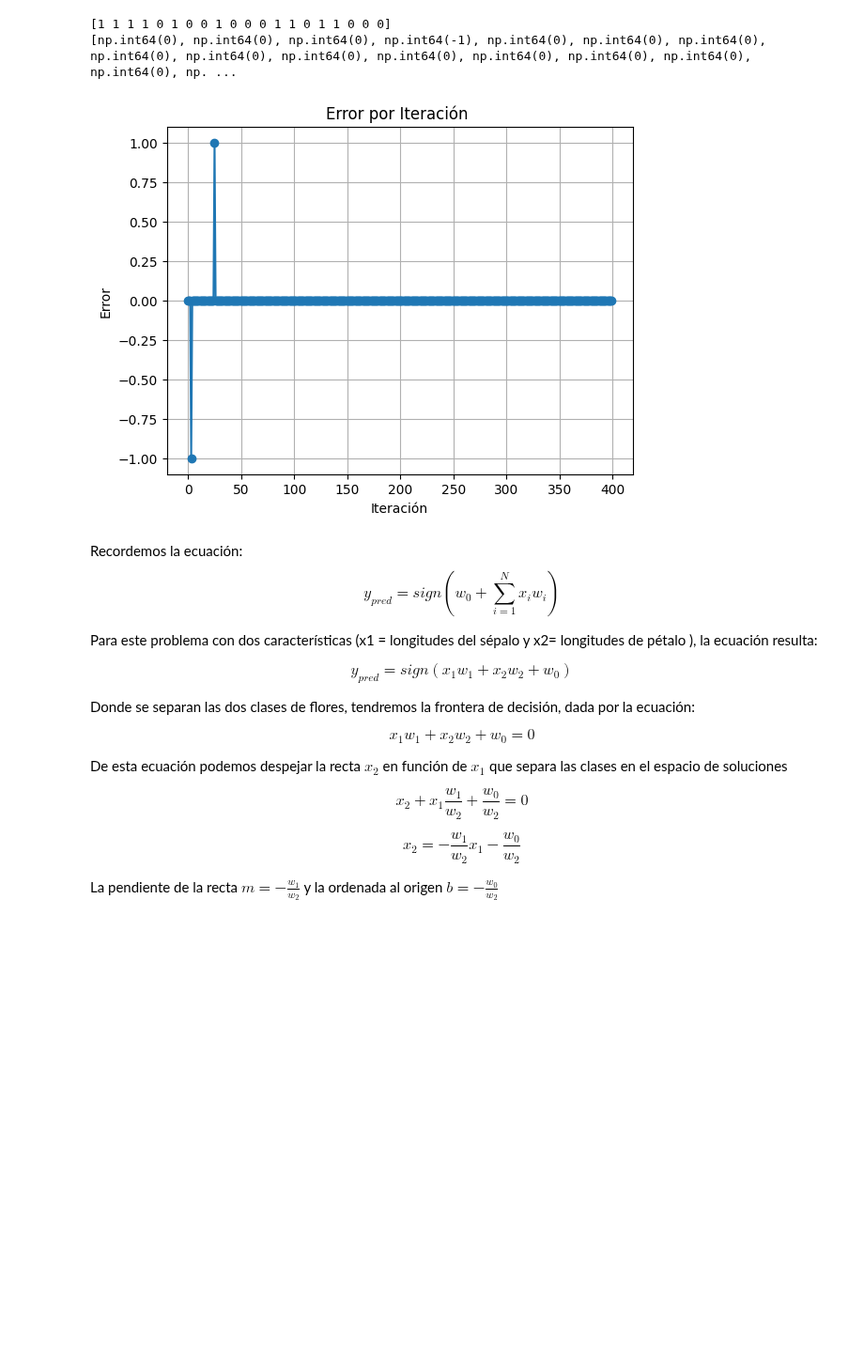
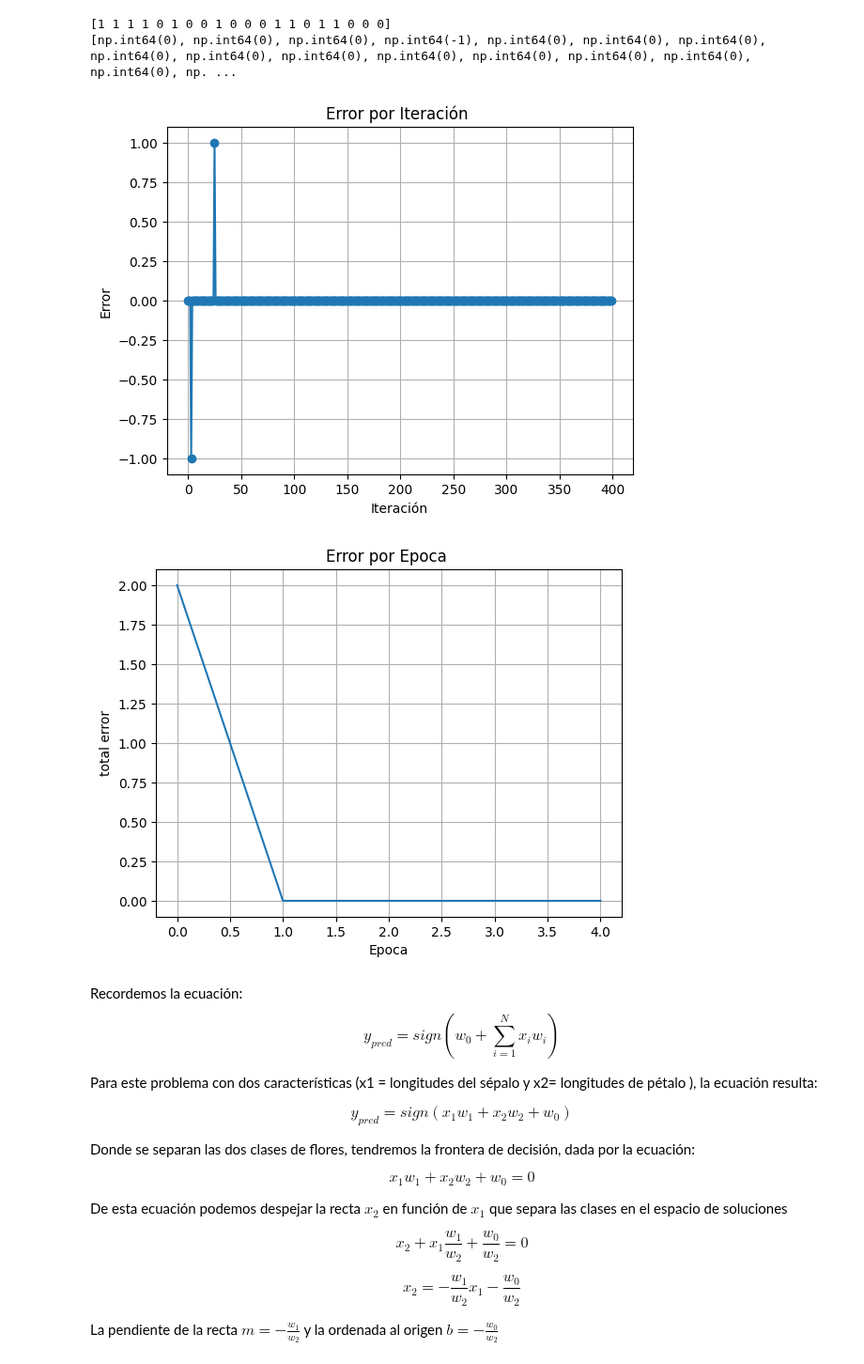
Before and after one commit to axelescalante0/Aprendizaje-Maquinal, a Jupyter notebook: main/PerceptronSimple.ipynb, the cells around one changed output. Shown at 94% size. Saved outputs shown, nothing was run; the diff lists cells and outputs as text; code cells hidden in the pictures; blank space fills up the shorter version.

Commit message:
Perceptron Simple: Nuevo grafico de errores por epoca

```diff
--- a/main/PerceptronSimple.ipynb
+++ b/main/PerceptronSimple.ipynb
@@ -250,25 +250,32 @@ print(perceptron.error_iteracion)
 # %%
 #Instancio un objeto de la clase Perceptron
 
 
 #llamo al método fit
 
 
 #Grafico el número de errores o mal clasificados en cada iteración
 
 import matplotlib.pyplot as plt
 
 # Graficar solo los primeros 50 errores por iteración
 plt.plot(perceptron.error_iteracion, marker='o')
 plt.title('Error por Iteración ')
 plt.xlabel('Iteración')
 plt.ylabel('Error')
 plt.grid(True)
 plt.show()
 
 #Grafico el número de errores por época
+plt.plot(perceptron.mal_clasificados_)
+plt.title('Error por Epoca ')
+plt.xlabel('Epoca')
+plt.ylabel('total error')
+plt.grid(True)
+plt.show()
 # %% [output]
 [figure]
+[figure, added]
 # %% [markdown]
 Recordemos la ecuación: $$y_{pred} = sign(w_0 + \sum\limits_{i=1}^N {x_i w_i})$$
 
```
